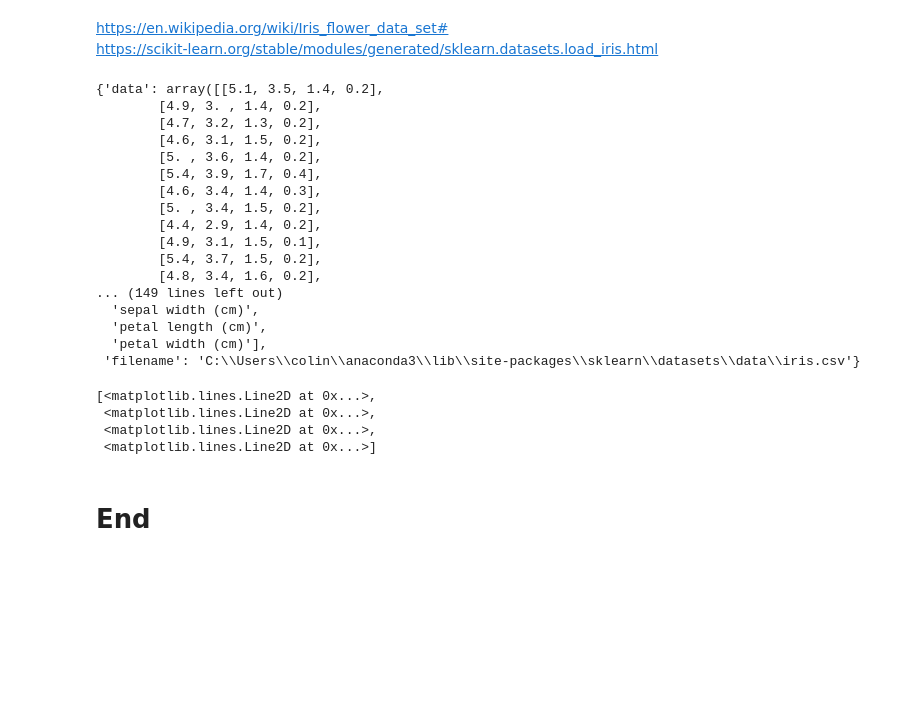
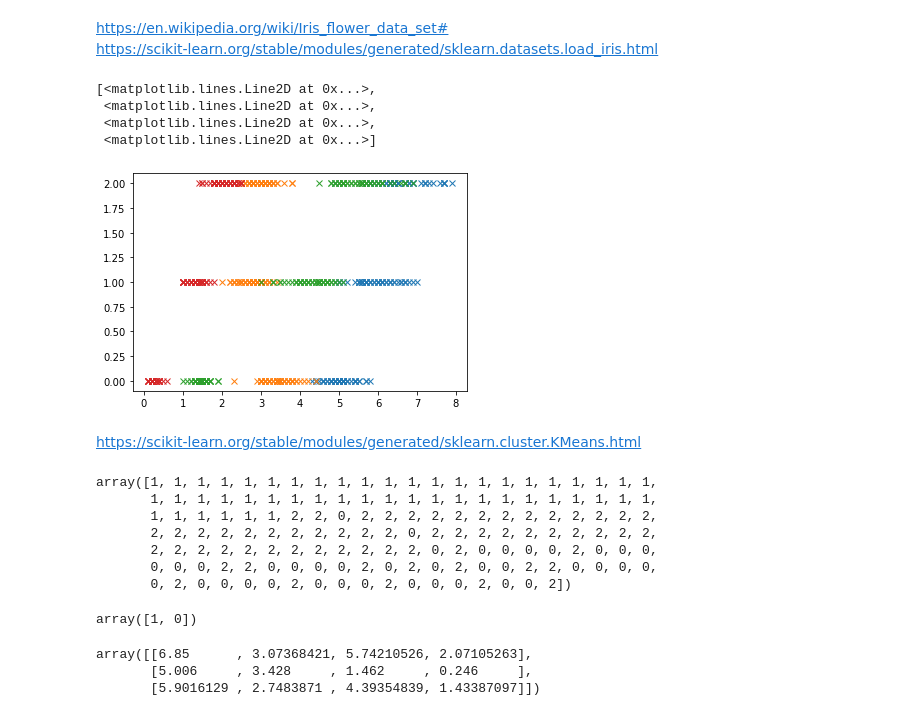
Before and after one commit to colinroche/Emerging-Tech-Assessments, a Jupyter notebook: Emerging-Tech-Assessments.ipynb, the cells around one changed output. Drawn from its saved outputs; the diff is of its cells as text; code cells hidden in the pictures; blank space fills up the shorter version.

Commit message:
kmeans clustering on iris data set

```diff
--- a/Emerging-Tech-Assessments.ipynb
+++ b/Emerging-Tech-Assessments.ipynb
@@ -277,35 +289,21 @@ import matplotlib.pyplot as plt
 # %% [markdown]
 https://en.wikipedia.org/wiki/Iris_flower_data_set#<br>
 https://scikit-learn.org/stable/modules/generated/sklearn.datasets.load_iris.html
-# %%
-import sklearn.datasets as skds
-
-iris = skds.load_iris()
-iris
-# %% [output]
-{'data': array([[5.1, 3.5, 1.4, 0.2],
-        [4.9, 3. , 1.4, 0.2],
-        [4.7, 3.2, 1.3, 0.2],
-        [4.6, 3.1, 1.5, 0.2],
-        [5. , 3.6, 1.4, 0.2],
-        [5.4, 3.9, 1.7, 0.4],
-        [4.6, 3.4, 1.4, 0.3],
-        [5. , 3.4, 1.5, 0.2],
-        [4.4, 2.9, 1.4, 0.2],
-        [4.9, 3.1, 1.5, 0.1],
-        [5.4, 3.7, 1.5, 0.2],
-        [4.8, 3.4, 1.6, 0.2],
-... (149 lines left out)
-  'sepal width (cm)',
-  'petal length (cm)',
-  'petal width (cm)'],
- 'filename': 'C:\\Users\\colin\\anaconda3\\lib\\site-packages\\sklearn\\datasets\\data\\iris.csv'}
-# %%
-plt.plot(iris.data, 'o')
-# %% [output]
-[<matplotlib.lines.Line2D at 0x...>,
- <matplotlib.lines.Line2D at 0x...>,
- <matplotlib.lines.Line2D at 0x...>,
- <matplotlib.lines.Line2D at 0x...>]
-# %% [markdown]
-# End
+# %%
+# Iris data set.
+iris = skds.load_iris()
+iris
+
+dataSet = iris.data
+target = iris.target
+target_names = iris.target_names
+
+plt.plot(dataSet, target, 'x')
+# %% [output]
+[<matplotlib.lines.Line2D at 0x...>,
+ <matplotlib.lines.Line2D at 0x...>,
+ <matplotlib.lines.Line2D at 0x...>,
+ <matplotlib.lines.Line2D at 0x...>]
+[figure, added]
+# %% [markdown]
+https://scikit-learn.org/stable/modules/generated/sklearn.cluster.KMeans.html
@@ -311,0 +313,23 @@ plt.plot(iris.data, 'o')
+# %%
+# Labels of the point.
+labels = kmeans.labels_
+labels
+# %% [output]
+array([1, 1, 1, 1, 1, 1, 1, 1, 1, 1, 1, 1, 1, 1, 1, 1, 1, 1, 1, 1, 1, 1,
+       1, 1, 1, 1, 1, 1, 1, 1, 1, 1, 1, 1, 1, 1, 1, 1, 1, 1, 1, 1, 1, 1,
+       1, 1, 1, 1, 1, 1, 2, 2, 0, 2, 2, 2, 2, 2, 2, 2, 2, 2, 2, 2, 2, 2,
+       2, 2, 2, 2, 2, 2, 2, 2, 2, 2, 2, 0, 2, 2, 2, 2, 2, 2, 2, 2, 2, 2,
+       2, 2, 2, 2, 2, 2, 2, 2, 2, 2, 2, 2, 0, 2, 0, 0, 0, 0, 2, 0, 0, 0,
+       0, 0, 0, 2, 2, 0, 0, 0, 0, 2, 0, 2, 0, 2, 0, 0, 2, 2, 0, 0, 0, 0,
+       0, 2, 0, 0, 0, 0, 2, 0, 0, 0, 2, 0, 0, 0, 2, 0, 0, 2])
+# %%
+# Predict the closest cluster each sample in dataSet belongs to.
+kmeans.predict([[0, 0, 0, 0], [12, 3, 15, 6]])
+# %% [output]
+array([1, 0])
+# %%
+kmeans.cluster_centers_
+# %% [output]
+array([[6.85      , 3.07368421, 5.74210526, 2.07105263],
+       [5.006     , 3.428     , 1.462     , 0.246     ],
+       [5.9016129 , 2.7483871 , 4.39354839, 1.43387097]])
```
Also changed, not shown: parts of 12 cells of this notebook.
